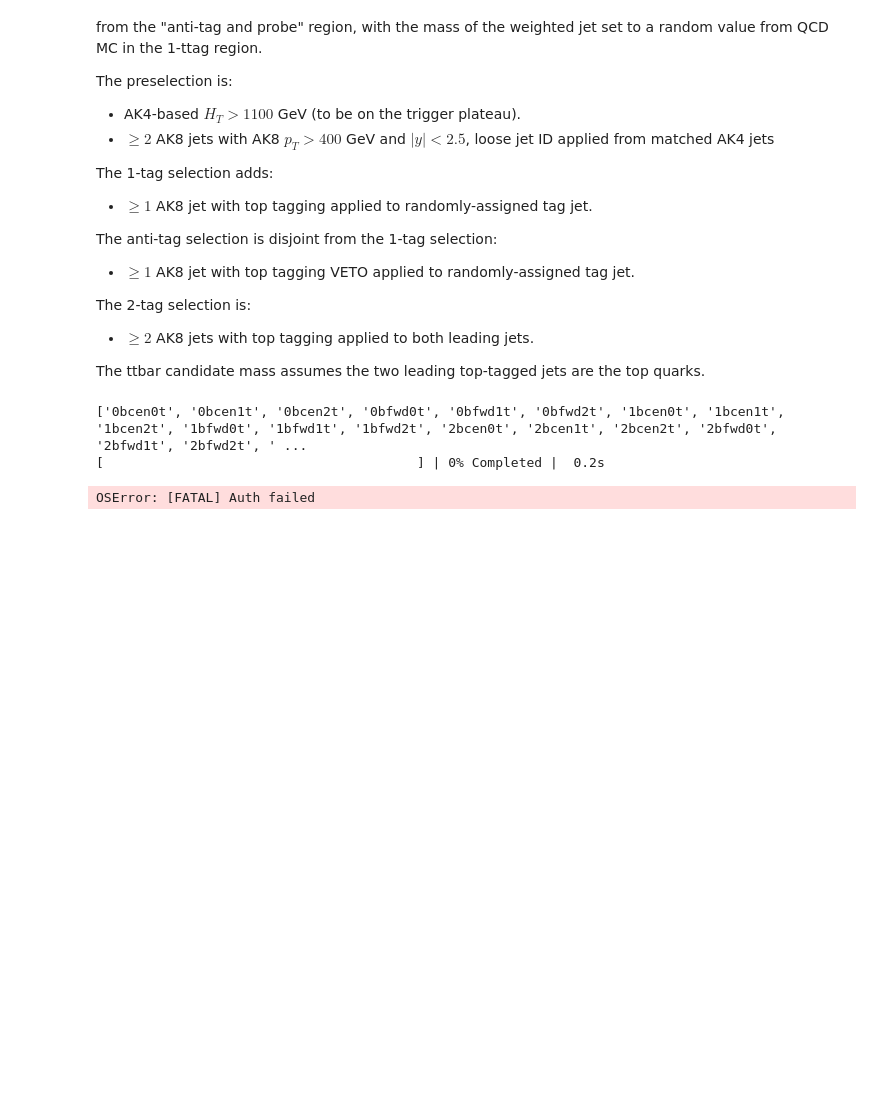
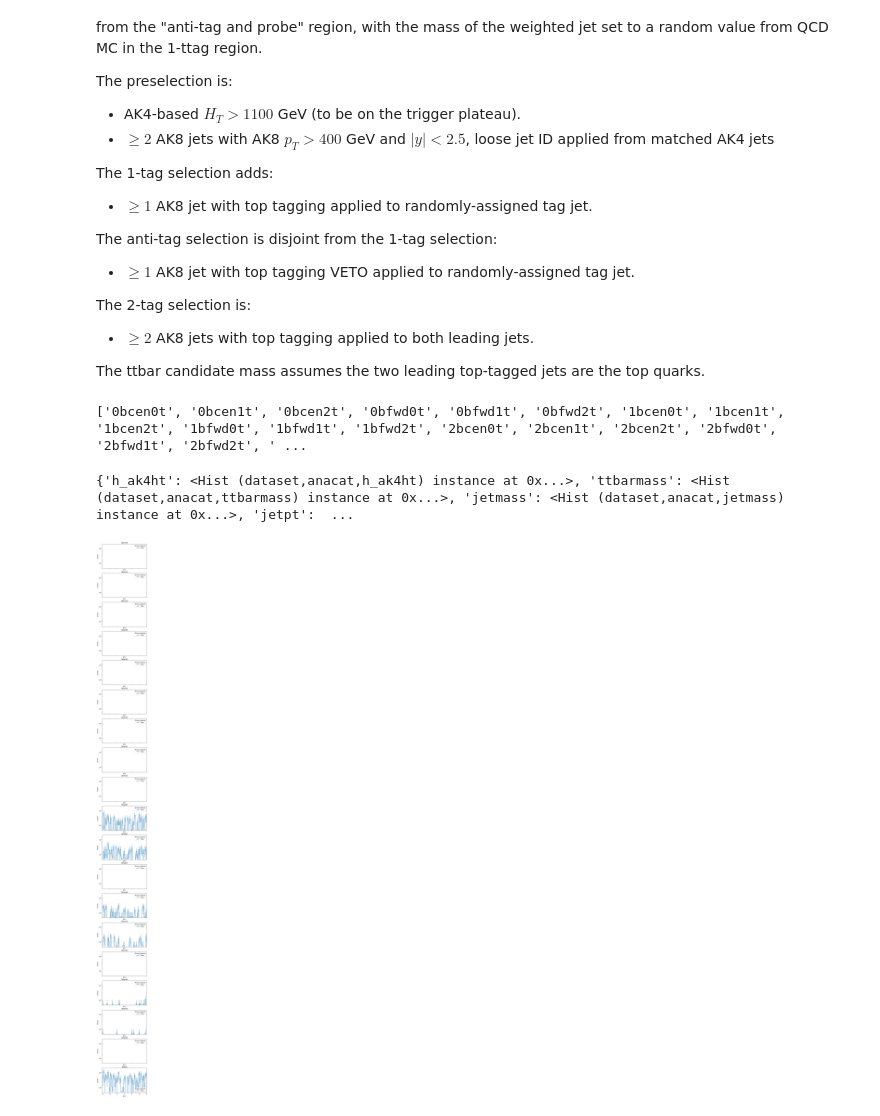
Before and after one commit to 7quantumphysics/TTbarAllHadUproot, a Jupyter notebook: TTbarResCoffea.ipynb, the cells around one changed output. Cells and saved outputs as stored; diff of their text form; code cells hidden in the pictures; blank space fills up the shorter version.

Commit message:
Testing with maxchunk of 10

```diff
--- a/TTbarResCoffea.ipynb
+++ b/TTbarResCoffea.ipynb
@@ -268,7 +268,7 @@ class TTbarResProcessor(processor.ProcessorABC):
         jetpt = ttbarcands.pt.flatten()
         jeteta = ttbarcands.eta.flatten()
         jetphi = ttbarcands.phi.flatten()
-        jetsoftdrop = ttbarcands.msoftdrop.flatten()
+#        jetsoftdrop = ttbarcands.msoftdrop.flatten()
 
         for ilabel,icat in labels_and_categories.items():
             output['cutflow'][ilabel] += np.sum(icat)
@@ -285,9 +285,9 @@ class TTbarResProcessor(processor.ProcessorABC):
                                 jetphi=jetphi[icat],
                                 weight=evtweights[icat].flatten())
 
-            output['jetsoftdrop'].fill(dataset=dataset, anacat=ilabel,
-                                jetphi=jetphi[icat],
-                                weight=evtweights[icat].flatten())
+#            output['jetsoftdrop'].fill(dataset=dataset, anacat=ilabel,
+#                                jetphi=jetphi[icat],
+#                                weight=evtweights[icat].flatten())
 
         return output
 
@@ -308,32 +308,33 @@ fileset = {
 output = processor.run_uproot_job(fileset,
                                   treename='Events',
                                   processor_instance=TTbarResProcessor(),
-                                  executor=processor.dask_executor,
-                                  #executor=processor.iterative_executor,
+                                  #executor=processor.dask_executor,
+                                  executor=processor.iterative_executor,
                                   executor_args={
                                       'client': client,
                                       'nano':False,
                                       'flatten':True,
                                       'workers': 4},
-                                  chunksize=50000
+                                  chunksize=50000, maxchunks=10
                                  )
 
 elapsed = time.time() - tstart
 print(output)
 # %% [output]
 ['0bcen0t', '0bcen1t', '0bcen2t', '0bfwd0t', '0bfwd1t', '0bfwd2t', '1bcen0t', '1bcen1t', '1bcen2t', '1bfwd0t', '1bfwd1t', '1bfwd2t', '2bcen0t', '2bcen1t', '2bcen2t', '2bfwd0t', '2bfwd1t', '2bfwd2t', ' ...
-[                                        ] | 0% Completed |  0.2s
-OSError: [FATAL] Auth failed
+{'h_ak4ht': <Hist (dataset,anacat,h_ak4ht) instance at 0x...>, 'ttbarmass': <Hist (dataset,anacat,ttbarmass) instance at 0x...>, 'jetmass': <Hist (dataset,anacat,jetmass) instance at 0x...>, 'jetpt':  ...
 # %%
 stack_fill_opts = {'alpha': 0.8, 'edgecolor':(0,0,0,.5)}
 stack_error_opts = {'label':'Stat. Unc.', 'hatch':'///', 'facecolor':'none', 'edgecolor':(0,0,0,.5), 'linewidth': 0}
 # %%
 import matplotlib.pyplot as plt
-ax = hist.plotgrid(output['ttbarmass'], row="anacat", overlay="dataset", stack=False)
+ax = hist.plotgrid(output['jeteta'], row="anacat", overlay="dataset", stack=False)
 
 plt.yscale("log")
 for iax in ax.flatten():
     iax.autoscale(axis='y')
+# %% [output]
+[figure, added]
 # %%
 print("Events/s:", output['cutflow']['all events']/elapsed)
 # %%
```
